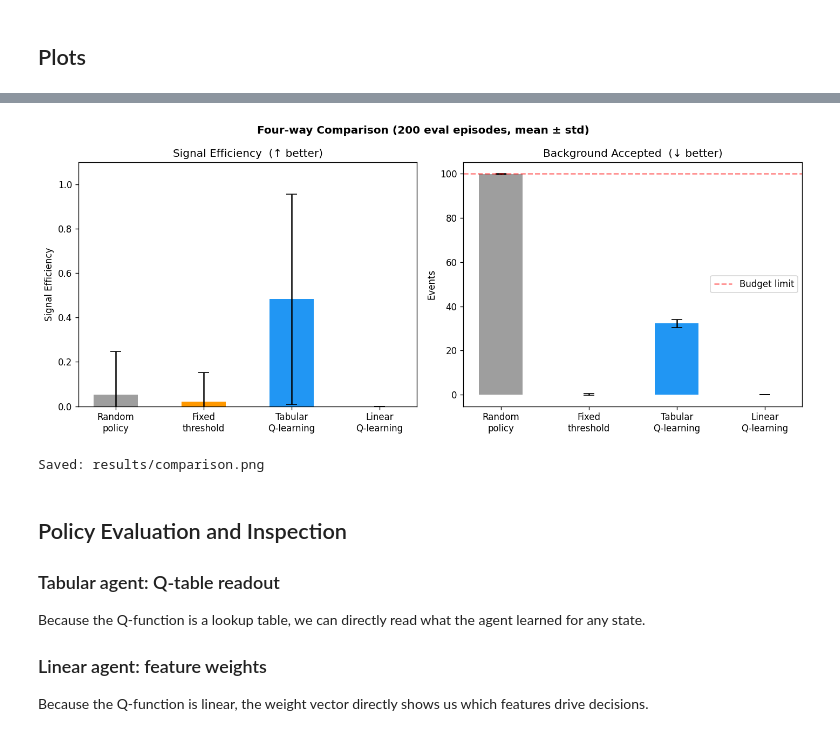
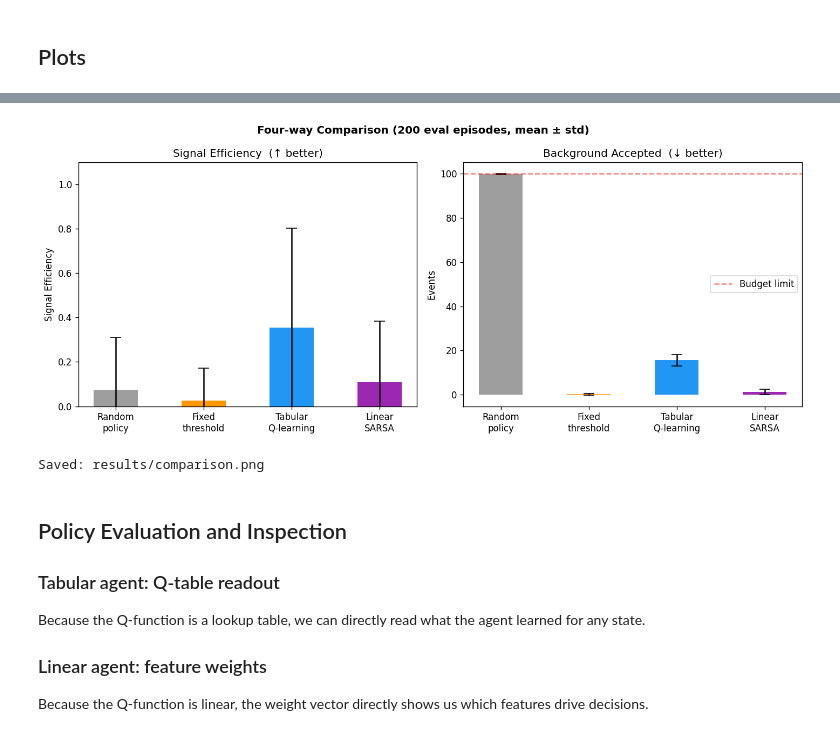
Before and after one commit to RithikaS-phi/Adaptive-Event-Selection-in-Particle-Physics-using-RL, a Jupyter notebook: sourcecode.ipynb, the cells around one changed output, grey strips where cells are left out. Cells and saved outputs as stored; diff of their text form; code cells hidden in the pictures.

```diff
--- a/sourcecode.ipynb
+++ b/sourcecode.ipynb
@@ -36,6 +36,7 @@ R_OVERBUDGET =  5.0
 N_SCORE_BINS = 10    # for tabular agent
 N_BUDGET_BINS = 10    # for tabular agent
 N_FEATURES = 6     # for linear agent: [pt, met, n_jets, m_inv, pileup, budget_frac]
+                     # note: LinearSARSA appends a bias term internally → 7 weights total
 
 # Common Q-learning hyperparameters
 GAMMA = 0.99   # discount factor
@@ -47,8 +48,8 @@ N_EPISODES = 2000
 # Tabular Q-learning
 ALPHA= 0.1    # learning rate
 
-# Linear Q-learning
-ALPHA_LINEAR = 0.001  # smaller lr needed for gradient updates on continuous features
+# Linear SARSA
+ALPHA_LINEAR = 0.002
 
 print("Configuration loaded.")
 # %% [output]
@@ -459,9 +568,9 @@ env_d = LHCTriggerEnv(obs_mode="discrete")
 tab_rewards, tab_sig, tab_bkg = run_training(tab_agent, env_d, "Tabular Q-learning")
 
 # Train linear agent
-lin_agent = LinearQLearningAgent()
+lin_agent = LinearSARSA()
 env_c = LHCTriggerEnv(obs_mode="continuous")
-lin_rewards, lin_sig, lin_bkg = run_training(lin_agent, env_c, "Linear Q-learning")
+lin_rewards, lin_sig, lin_bkg = run_training(lin_agent, env_c, "Linear SARSA")
 
 np.save("results/q_table.npy",   tab_agent.Q)
 np.save("results/lin_weights.npy", lin_agent.W)
@@ -569,7 +678,7 @@ rand_results = evaluate_random()
 print(f"{'Method':<28}  {'sig_eff (mean±std)':>20}  {'bkg_acc':>10}  {'total':>8}")
 print("-" * 72)
 tab_sig_m, tab_sig_s, tab_bkg_m, tab_bkg_s,  _ = summarise(tab_results,  "Tabular Q-learning")
-lin_sig_m, lin_sig_s,  lin_bkg_m, lin_bkg_s,  _ = summarise(lin_results,  "Linear Q-learning")
+lin_sig_m, lin_sig_s,  lin_bkg_m, lin_bkg_s,  _ = summarise(lin_results,  "Linear SARSA")
 bl_sig_m, bl_sig_s, bl_bkg_m, bl_bkg_s,   _ = summarise(bl_results,   "Fixed threshold (τ=0.55)")
 rnd_sig_m, rnd_sig_s, rnd_bkg_m, rnd_bkg_s,  _ = summarise(rand_results, "Random policy")
 # %% [output]
@@ -644,33 +753,33 @@ print("Saved: results/policy_heatmap.png")
 Saved: results/policy_heatmap.png
 # %%
 # Four-way comparison bar chart
-methods     = ["Random\npolicy", "Fixed\nthreshold", "Tabular\nQ-learning", "Linear\nQ-learning"]
+methods     = ["Random\npolicy", "Fixed\nthreshold", "Tabular\nQ-learning", "Linear\nSARSA"]
 sig_means   = [rnd_sig_m,  bl_sig_m,  tab_sig_m,  lin_sig_m]
 sig_stds    = [rnd_sig_s,  bl_sig_s,  tab_sig_s,  lin_sig_s]
 bkg_means   = [rnd_bkg_m,  bl_bkg_m,  tab_bkg_m,  lin_bkg_m]
 bkg_stds    = [rnd_bkg_s,  bl_bkg_s,  tab_bkg_s,  lin_bkg_s]
 colours     = ["#9E9E9E",  "#FF9800",  "#2196F3",  "#9C27B0"]
 
 fig, axes = plt.subplots(1, 2, figsize=(12, 5))
 fig.suptitle("Four-way Comparison (200 eval episodes, mean ± std)", fontweight="bold")
 
 axes[0].bar(methods, sig_means, yerr=sig_stds, color=colours, capsize=6, width=0.5)
 axes[0].set_title("Signal Efficiency  (↑ better)")
 axes[0].set_ylim(0, 1.1)
 axes[0].set_ylabel("Signal Efficiency")
 
 axes[1].bar(methods, bkg_means, yerr=bkg_stds, color=colours, capsize=6, width=0.5)
 axes[1].axhline(STORAGE_BUDGET, color="red", linestyle="--", alpha=0.5, label="Budget limit")
 axes[1].set_title("Background Accepted  (↓ better)")
 axes[1].set_ylabel("Events")
 axes[1].legend()
 
 plt.tight_layout()
 plt.savefig("results/comparison.png")
 plt.show()
 print("Saved: results/comparison.png")
 # %% [output]
-[figure, old version]
+[figure, new version]
 Saved: results/comparison.png
 # %% [markdown]
 ## Policy Evaluation and Inspection
```
Also changed, not shown: parts of 8 cells of this notebook, 5 other files.
